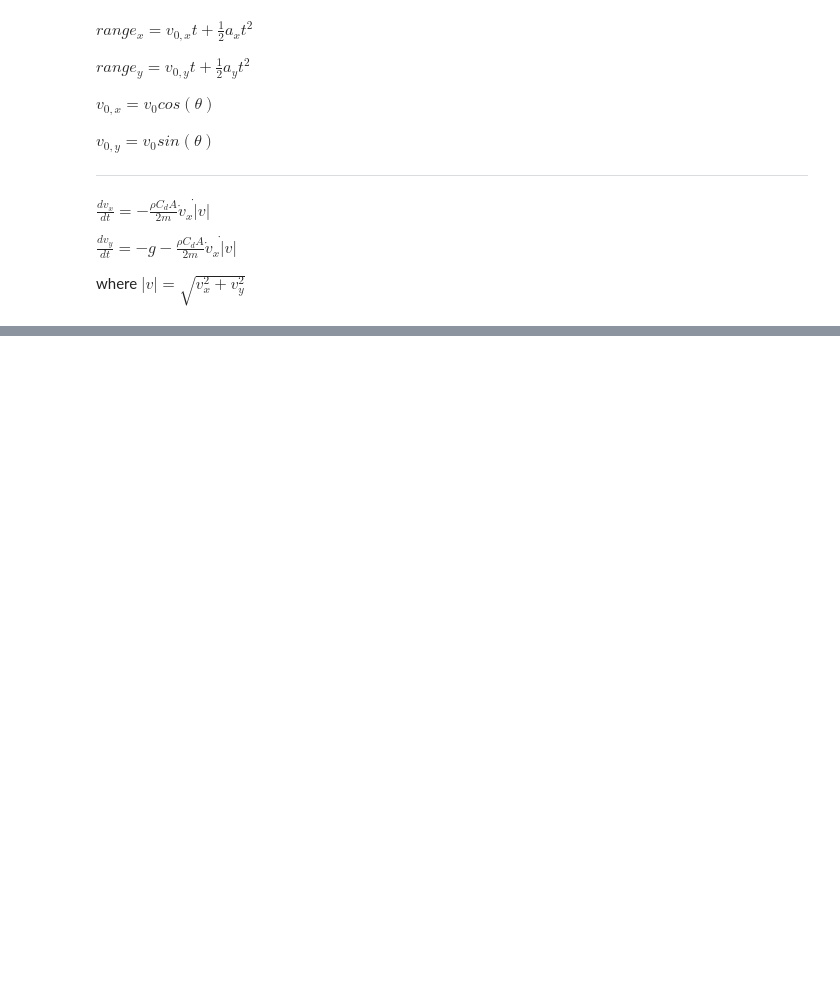
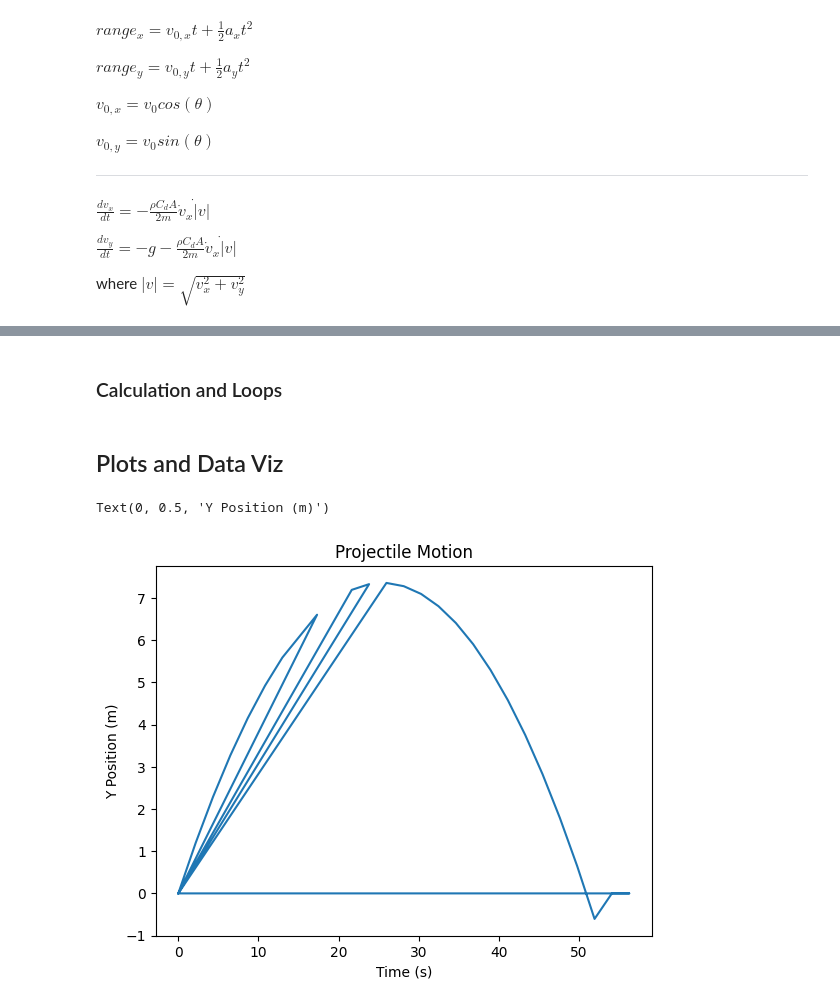
Before and after one commit to liamnester97/engineering-refreshers-Summer2026, a Jupyter notebook: P4-ProjecttileMotion/P4-ProjecttileMotion.ipynb, the cells around one changed output, grey strips where cells are left out. Cells and saved outputs as stored; diff of their text form; code cells hidden in the pictures; blank space fills up the shorter version.

```diff
--- a/P4-ProjecttileMotion/P4-ProjecttileMotion.ipynb
+++ b/P4-ProjecttileMotion/P4-ProjecttileMotion.ipynb
@@ -86,6 +99,0 @@ def y_range_func (v_init_y, acc_y, time):
-# %%
-x_range_func = x_range_func(v_0x, a_x, 5) # m
-print(f"Range of the projectile after 5 seconds: {x_range_func:.2f} m")
-
-y_range_func = y_range_func(v_0y, a_y, 5) # m
-print(f"Range of the projectile after 5 seconds: {y_range_func:.2f} m")
@@ -94,0 +104,29 @@ Range of the projectile after 5 seconds: -110.12 m
+# %%
+MASTER_MATRIX = np.zeros((100, 5)) # Initialize a 2x2 matrix with zeros
+MASTER_MATRIX[0, 0] = start_time # time
+MASTER_MATRIX[0, 1] = x_0 # x position
+MASTER_MATRIX[0, 2] = y_0 # y position
+
+#print("time (s) | x position (m) | y position (m)")
+#print(MASTER_MATRIX)
+# %% [markdown]
+### Calculation and Loops
+# %%
+y_pos = y_0
+time = start_time
+time_step= 0.1 # seconds
+
+while y_pos >= 0:
+    time += time_step # Increment time by 0.1 seconds
+
+    curr_v_x = dv_x_func(v_0x, a_x, time)
+    curr_v_y = dv_y_func(v_0y, a_y, time)
+
+    x_pos = x_range_func(curr_v_x, a_x, time)
+    y_pos = y_range_func(curr_v_y, a_y, time)
+
+    MASTER_MATRIX[int(time*10), 0] = time
+    MASTER_MATRIX[int(time*10), 1] = x_pos
+    MASTER_MATRIX[int(time*10), 2] = y_pos
+    MASTER_MATRIX[int(time*10), 3] = curr_v_x
+    MASTER_MATRIX[int(time*10), 4] = curr_v_y
@@ -94,0 +136,13 @@ Range of the projectile after 5 seconds: -110.12 m
+# %% [markdown]
+## Plots and Data Viz
+# %%
+y_data = MASTER_MATRIX[:,2]
+time_data = MASTER_MATRIX[:,0]
+# %%
+plt.plot(x_data, y_data)
+plt.title("Projectile Motion")
+plt.xlabel("Time (s)")
+plt.ylabel("Y Position (m)")
+# %% [output]
+Text(0, 0.5, 'Y Position (m)')
+[figure, added]
```
Also changed, not shown: parts of 9 cells of this notebook.
